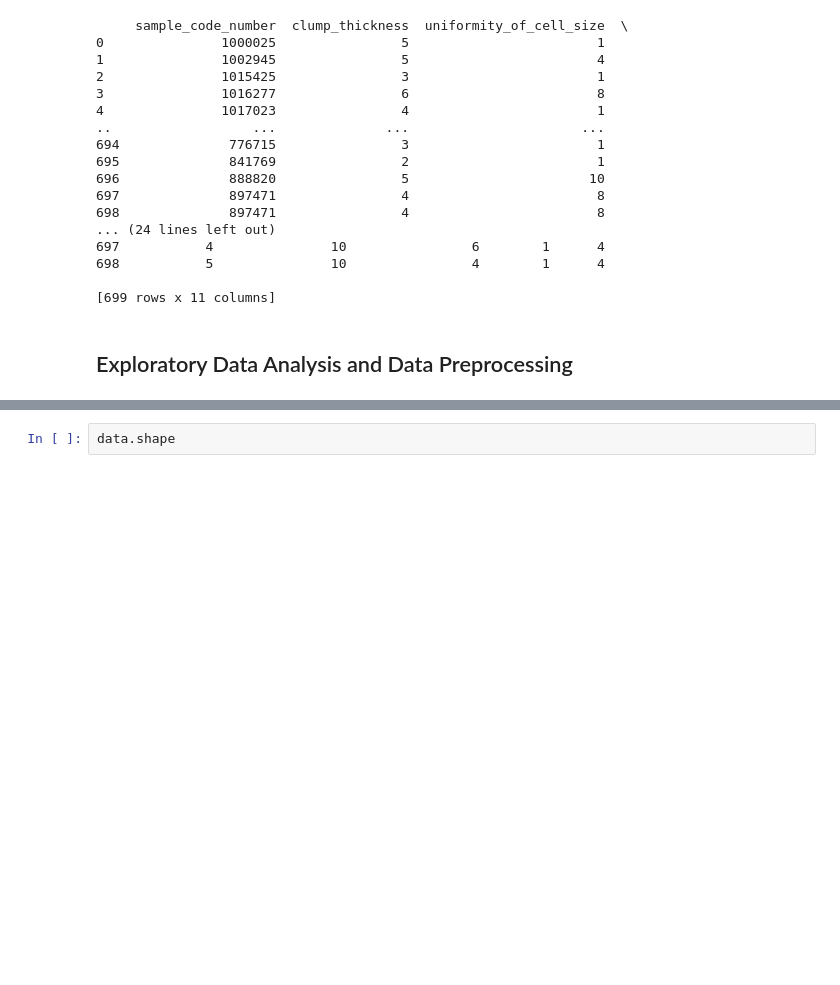
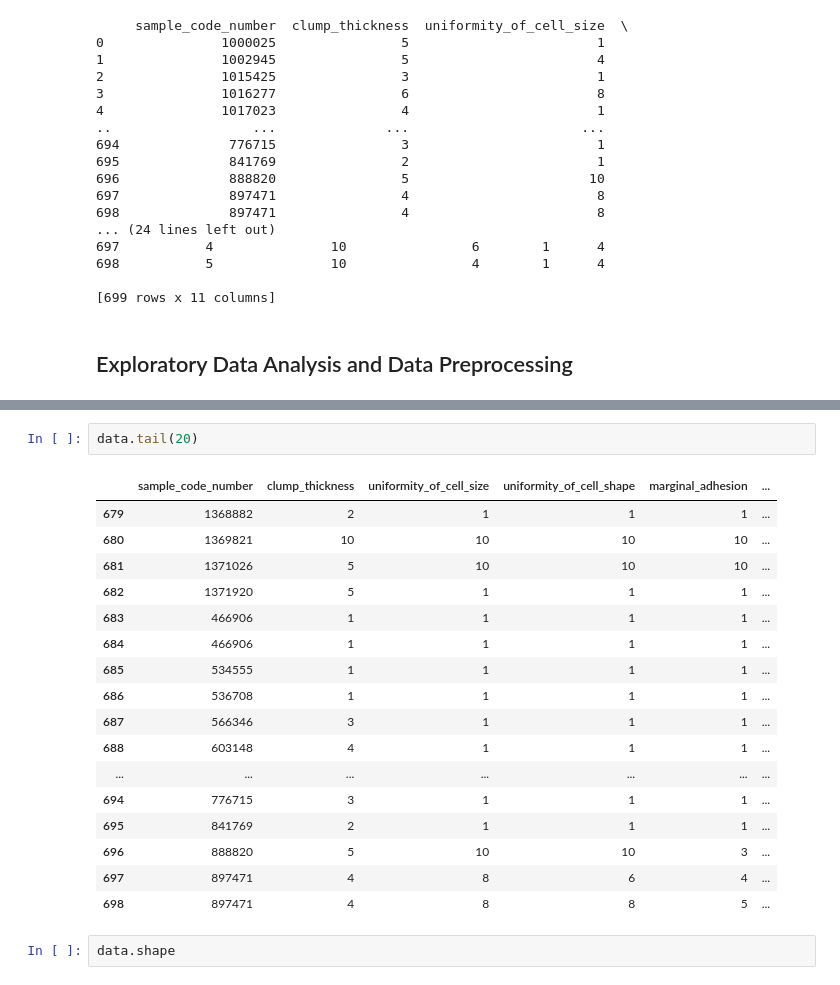
Before and after one commit to haruharuru16/breast-cancer-prediction-deployment, a Jupyter notebook: model/Wisconsin_Breast_Cancer_Prediction.ipynb, the cells around one changed output, grey strips where cells are left out. Cells and saved outputs as stored; diff of their text form; blank space fills up the shorter version.

```diff
--- a/model/Wisconsin_Breast_Cancer_Prediction.ipynb
+++ b/model/Wisconsin_Breast_Cancer_Prediction.ipynb
@@ -64,3 +75,23 @@ data.head(5)
+# %%
+data.tail(20)
+# %% [output]
+|  | sample_code_number | clump_thickness | uniformity_of_cell_size | uniformity_of_cell_shape | marginal_adhesion | ... |
+| 679 | 1368882 | 2 | 1 | 1 | 1 | ... |
+| 680 | 1369821 | 10 | 10 | 10 | 10 | ... |
+| 681 | 1371026 | 5 | 10 | 10 | 10 | ... |
+| 682 | 1371920 | 5 | 1 | 1 | 1 | ... |
+| 683 | 466906 | 1 | 1 | 1 | 1 | ... |
+| 684 | 466906 | 1 | 1 | 1 | 1 | ... |
+| 685 | 534555 | 1 | 1 | 1 | 1 | ... |
+| 686 | 536708 | 1 | 1 | 1 | 1 | ... |
+| 687 | 566346 | 3 | 1 | 1 | 1 | ... |
+| 688 | 603148 | 4 | 1 | 1 | 1 | ... |
+| ... | ... | ... | ... | ... | ... | ... |
+| 694 | 776715 | 3 | 1 | 1 | 1 | ... |
+| 695 | 841769 | 2 | 1 | 1 | 1 | ... |
+| 696 | 888820 | 5 | 10 | 10 | 3 | ... |
+| 697 | 897471 | 4 | 8 | 6 | 4 | ... |
+| 698 | 897471 | 4 | 8 | 8 | 5 | ... |
 # %%
 data.shape
 # %% [output]
```
Also changed, not shown: parts of 1 cell of this notebook, 2 other files.
